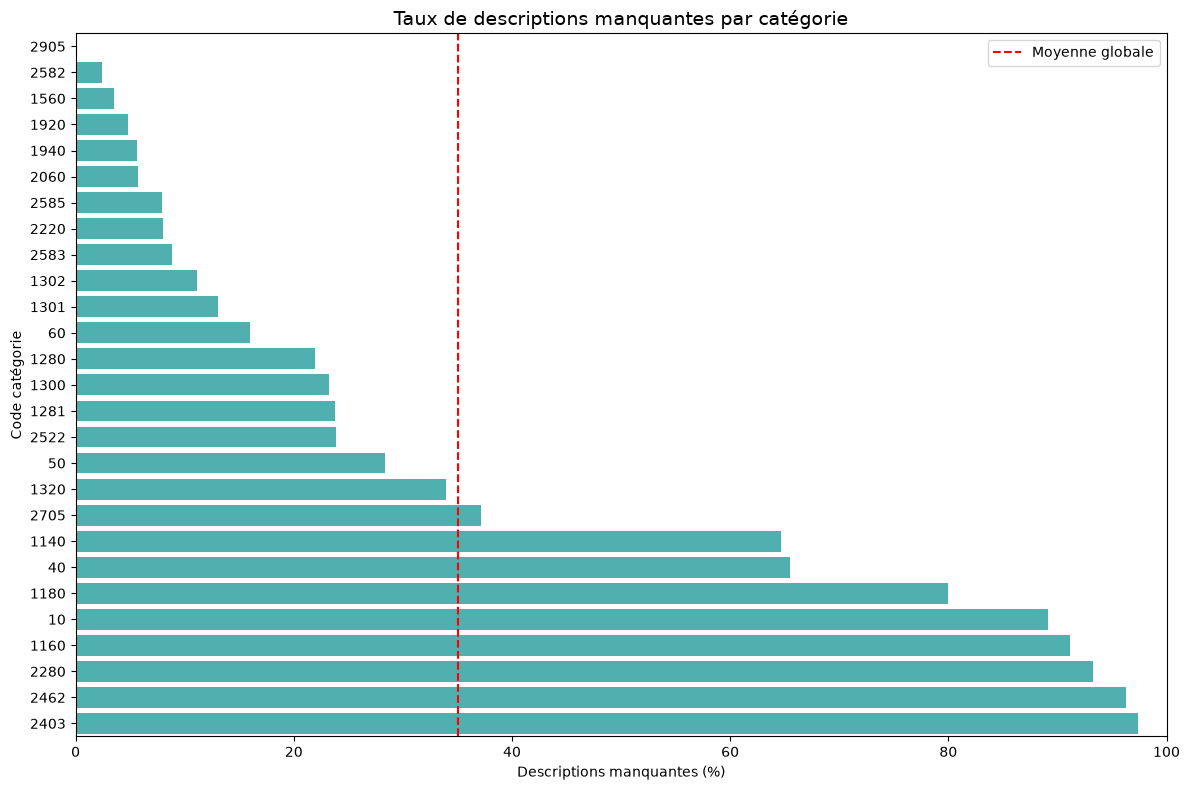
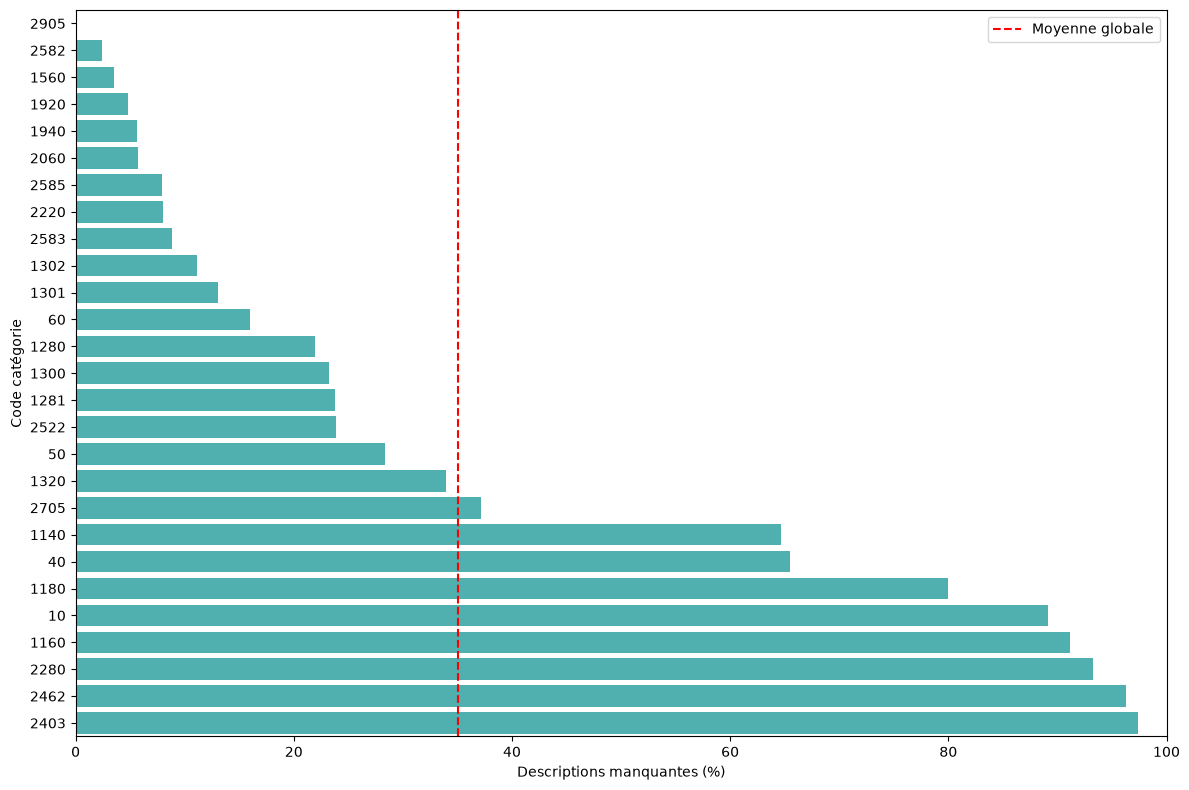
Code edit (unified diff) that turned the first committed figure into the second:
--- before
+++ after
@@ -36,5 +36,5 @@
 )
 
-ax.set_title("Taux de descriptions manquantes par catégorie", fontsize=14)
+#ax.set_title("Taux de descriptions manquantes par catégorie", fontsize=14)
 ax.set_xlabel("Descriptions manquantes (%)")
 ax.set_ylabel("Code catégorie")

Commit: feat : exécuition des tradutions des lignes en anglais et sauvegarde csv associé